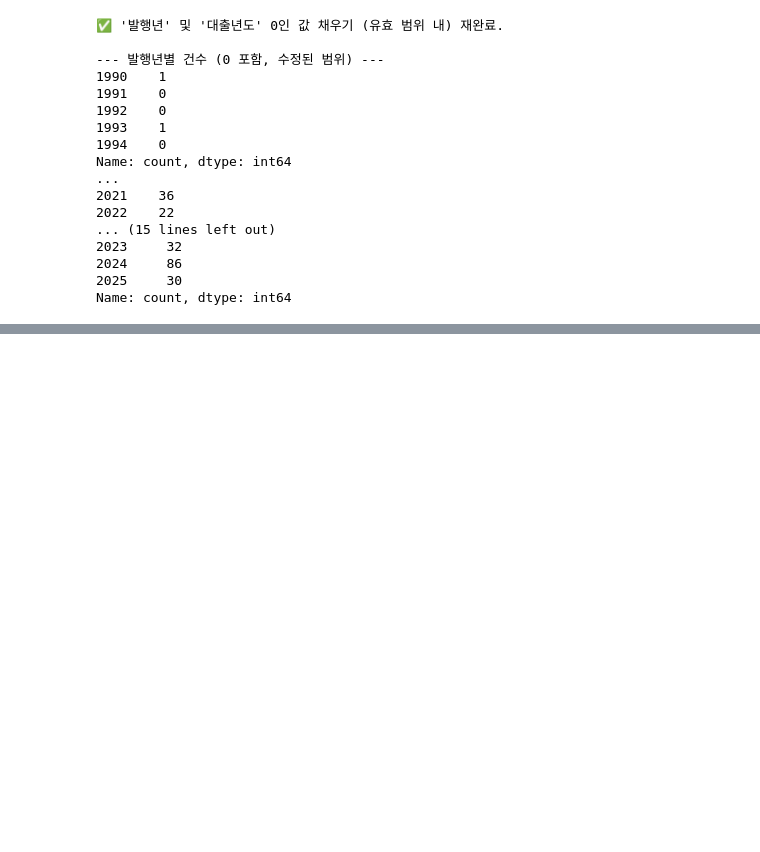
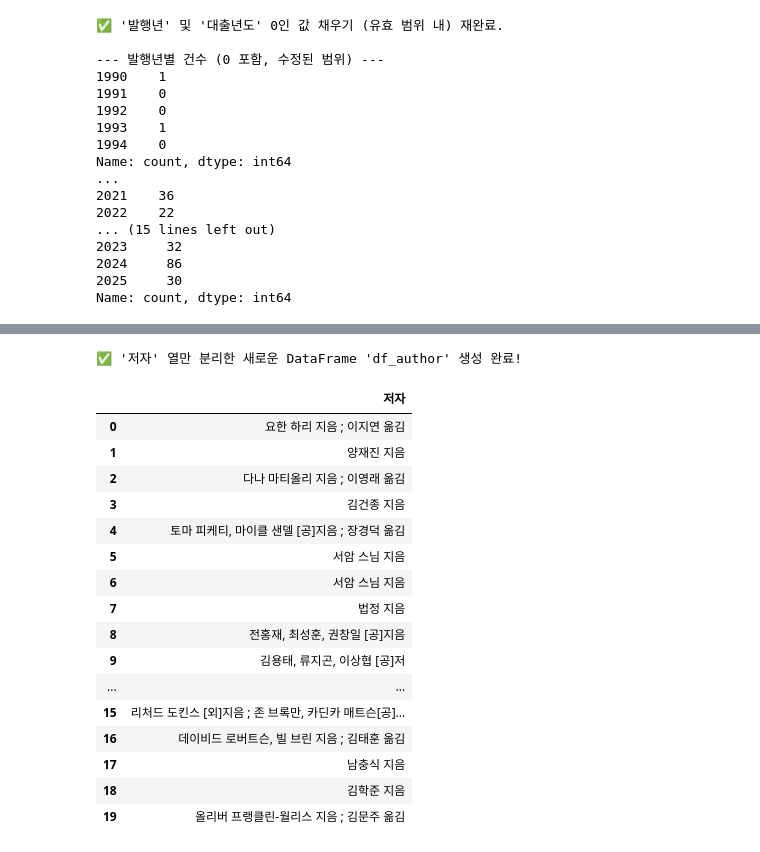
Before and after one commit to PhamPham2S/Book_Borrowing_Analysis, a Jupyter notebook: book_borrowing_analysis.ipynb, the cells around one changed output, grey strips where cells are left out. Cells and saved outputs as stored; diff of their text form; code cells hidden in the pictures; blank space fills up the shorter version.

```diff
--- a/book_borrowing_analysis.ipynb
+++ b/book_borrowing_analysis.ipynb
@@ -399,0 +440,26 @@ print("\n--- 모든 그래프 출력이 완료되었습니다. ---")
+# %%
+# '저자' 열만 포함하는 새로운 DataFrame을 만듭니다.
+# '저자' 열의 이름이 '저자'라고 가정하고 진행합니다.
+df_author = df[['저자']].copy()
+
+print("✅ '저자' 열만 분리한 새로운 DataFrame 'df_author' 생성 완료!")
+df_author.head(20)
+# %% [output]
+✅ '저자' 열만 분리한 새로운 DataFrame 'df_author' 생성 완료!
+|  | 저자 |
+| 0 | 요한 하리 지음 ; 이지연 옮김 |
+| 1 | 양재진 지음 |
+| 2 | 다나 마티올리 지음 ; 이영래 옮김 |
+| 3 | 김건종 지음 |
+| 4 | 토마 피케티, 마이클 샌델 [공]지음 ; 장경덕 옮김 |
+| 5 | 서암 스님 지음 |
+| 6 | 서암 스님 지음 |
+| 7 | 법정 지음 |
+| 8 | 전홍재, 최성훈, 권창일 [공]지음 |
+| 9 | 김용태, 류지곤, 이상협 [공]저 |
+| ... | ... |
+| 15 | 리처드 도킨스 [외]지음 ; 존 브록만, 카딘카 매트슨[공]... |
+| 16 | 데이비드 로버트슨, 빌 브린 지음 ; 김태훈 옮김 |
+| 17 | 남충식 지음 |
+| 18 | 김학준 지음 |
+| 19 | 올리버 프랭클린-월리스 지음 ; 김문주 옮김 |
```
Also changed, not shown: parts of 4 cells of this notebook, 1 other file.
